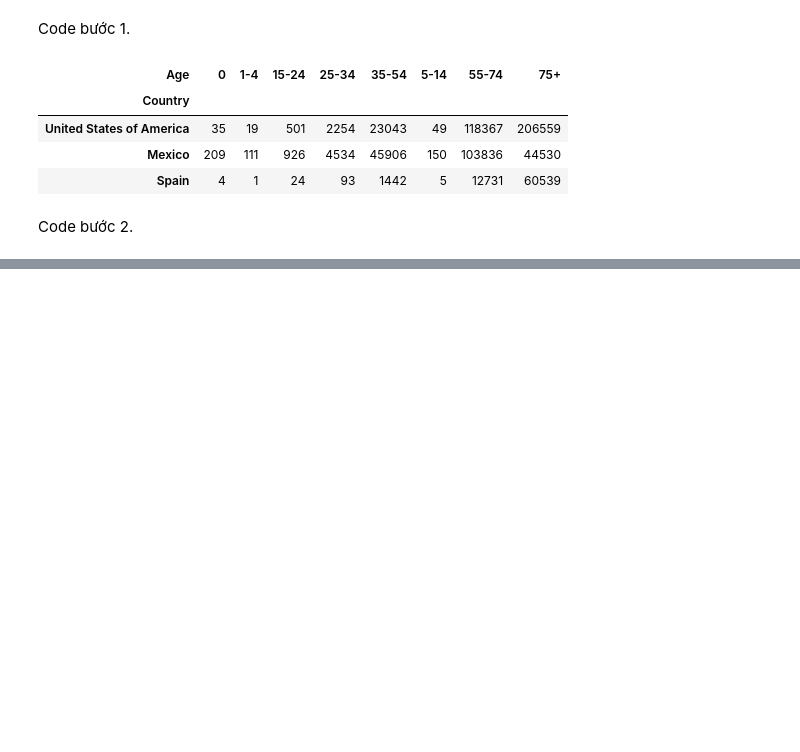
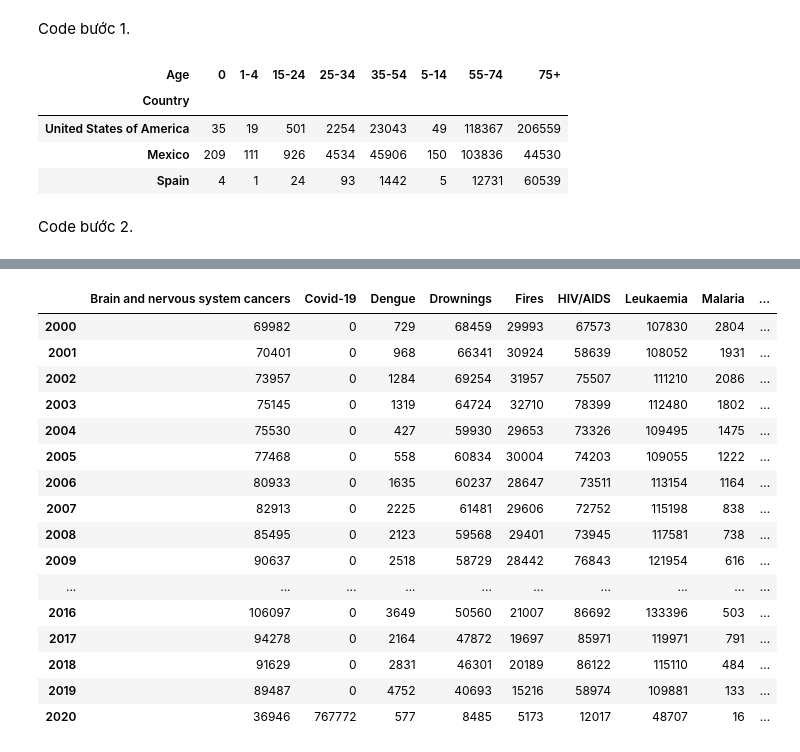
Before and after one commit to tungbtt/NMKHDL_Project, a Jupyter notebook: DataPreprocessing.ipynb, the cells around one changed output, grey strips where cells are left out. Saved outputs shown, nothing was run; the diff lists cells and outputs as text; code cells hidden in the pictures; blank space fills up the shorter version.

```diff
--- a/DataPreprocessing.ipynb
+++ b/DataPreprocessing.ipynb
@@ -377,0 +373,25 @@ plt.show()
+# %%
+d = {}
+for name, group in df1.groupby('Year'):
+    d[name.year] = group.sum().to_dict()
+
+df2 = pd.DataFrame(d).T
+df2
+# %% [output]
+|  | Brain and nervous system cancers | Covid-19 | Dengue | Drownings | Fires | HIV/AIDS | Leukaemia | Malaria | ... |
+| 2000 | 69982 | 0 | 729 | 68459 | 29993 | 67573 | 107830 | 2804 | ... |
+| 2001 | 70401 | 0 | 968 | 66341 | 30924 | 58639 | 108052 | 1931 | ... |
+| 2002 | 73957 | 0 | 1284 | 69254 | 31957 | 75507 | 111210 | 2086 | ... |
+| 2003 | 75145 | 0 | 1319 | 64724 | 32710 | 78399 | 112480 | 1802 | ... |
+| 2004 | 75530 | 0 | 427 | 59930 | 29653 | 73326 | 109495 | 1475 | ... |
+| 2005 | 77468 | 0 | 558 | 60834 | 30004 | 74203 | 109055 | 1222 | ... |
+| 2006 | 80933 | 0 | 1635 | 60237 | 28647 | 73511 | 113154 | 1164 | ... |
+| 2007 | 82913 | 0 | 2225 | 61481 | 29606 | 72752 | 115198 | 838 | ... |
+| 2008 | 85495 | 0 | 2123 | 59568 | 29401 | 73945 | 117581 | 738 | ... |
+| 2009 | 90637 | 0 | 2518 | 58729 | 28442 | 76843 | 121954 | 616 | ... |
+| ... | ... | ... | ... | ... | ... | ... | ... | ... | ... |
+| 2016 | 106097 | 0 | 3649 | 50560 | 21007 | 86692 | 133396 | 503 | ... |
+| 2017 | 94278 | 0 | 2164 | 47872 | 19697 | 85971 | 119971 | 791 | ... |
+| 2018 | 91629 | 0 | 2831 | 46301 | 20189 | 86122 | 115110 | 484 | ... |
+| 2019 | 89487 | 0 | 4752 | 40693 | 15216 | 58974 | 109881 | 133 | ... |
+| 2020 | 36946 | 767772 | 577 | 8485 | 5173 | 12017 | 48707 | 16 | ... |
```
Also changed, not shown: parts of 16 cells of this notebook.
